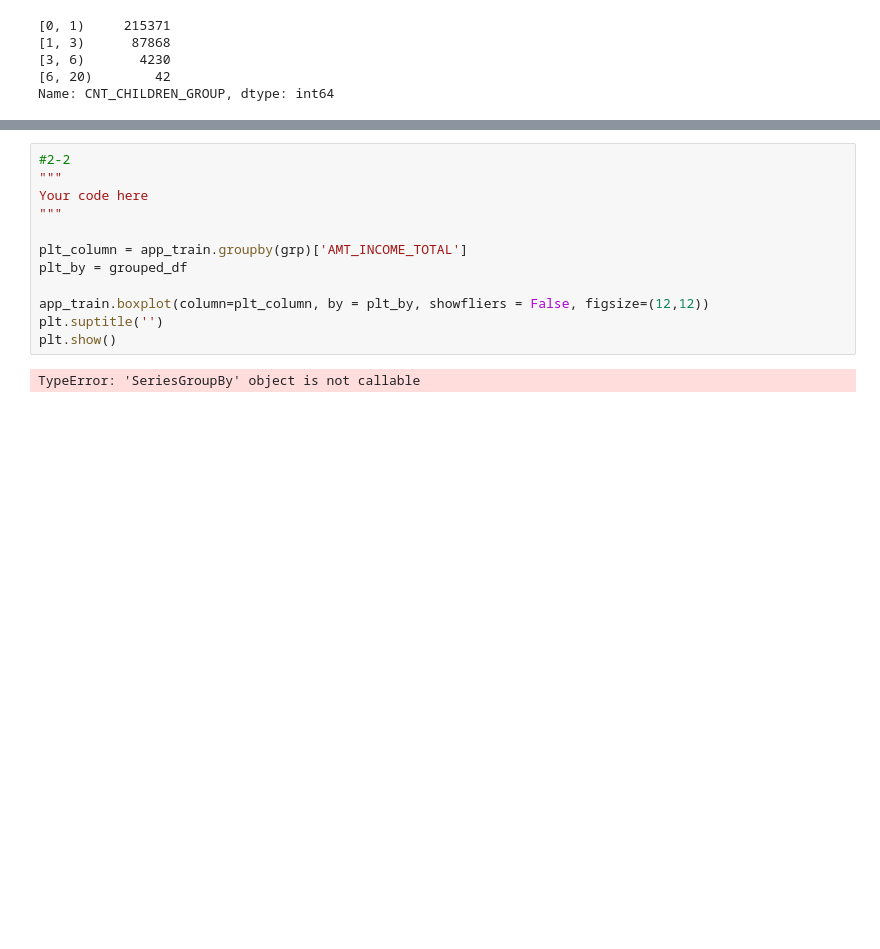
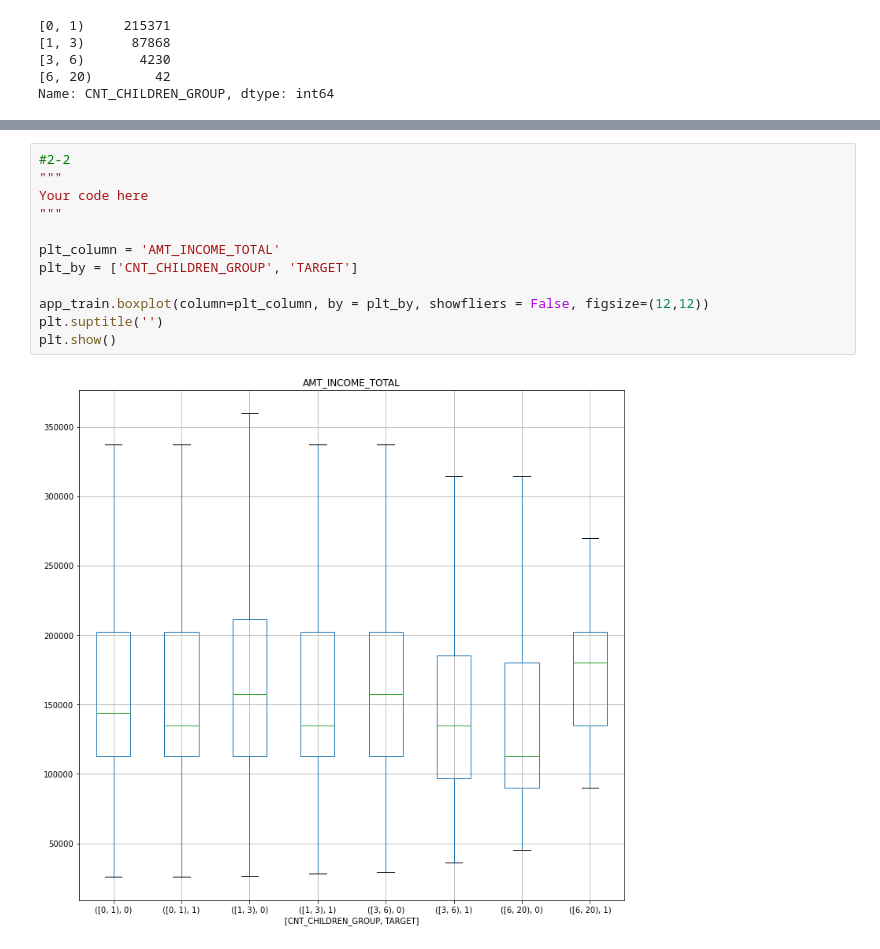
Before and after one commit to JohnSuperAdler/3rd-ML100days, a Jupyter notebook: Day_013_HW_cpjohn.ipynb, the cells around one changed output, grey strips where cells are left out. Saved outputs shown, nothing was run; the diff lists cells and outputs as text; blank space fills up the shorter version.

```diff
--- a/Day_013_HW_cpjohn.ipynb
+++ b/Day_013_HW_cpjohn.ipynb
@@ -98,17 +96,17 @@ grouped_df.describe()
 # %%
 #2-2
 """
 Your code here
 """
 
-plt_column = app_train.groupby(grp)['AMT_INCOME_TOTAL']
-plt_by = grouped_df
+plt_column = 'AMT_INCOME_TOTAL'
+plt_by = ['CNT_CHILDREN_GROUP', 'TARGET']
 
 app_train.boxplot(column=plt_column, by = plt_by, showfliers = False, figsize=(12,12))
 plt.suptitle('')
 plt.show()
 # %% [output]
-TypeError: 'SeriesGroupBy' object is not callable
+[figure, added]
 # %%
 #3
 """
```
Also changed, not shown: parts of 4 cells of this notebook.
